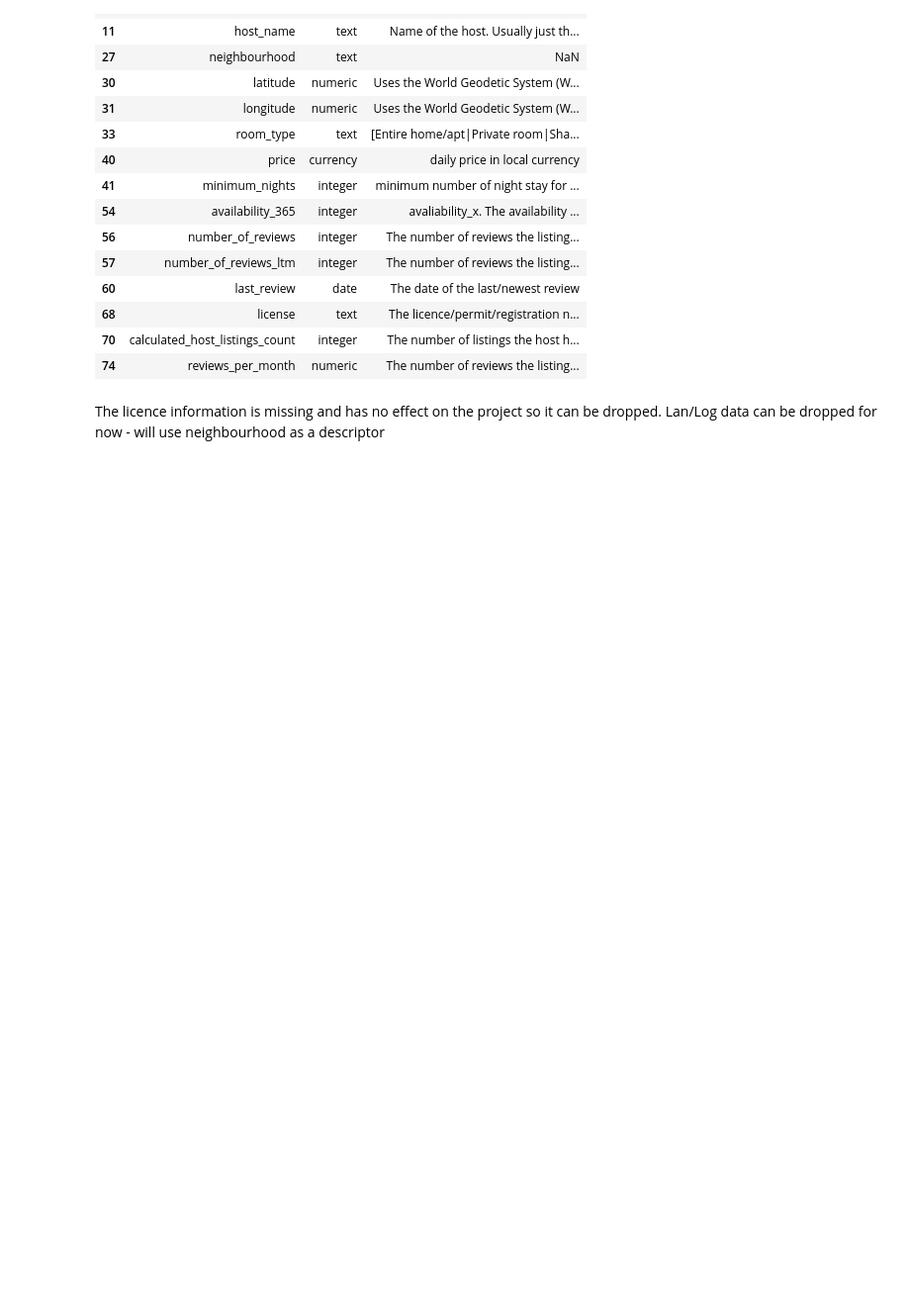
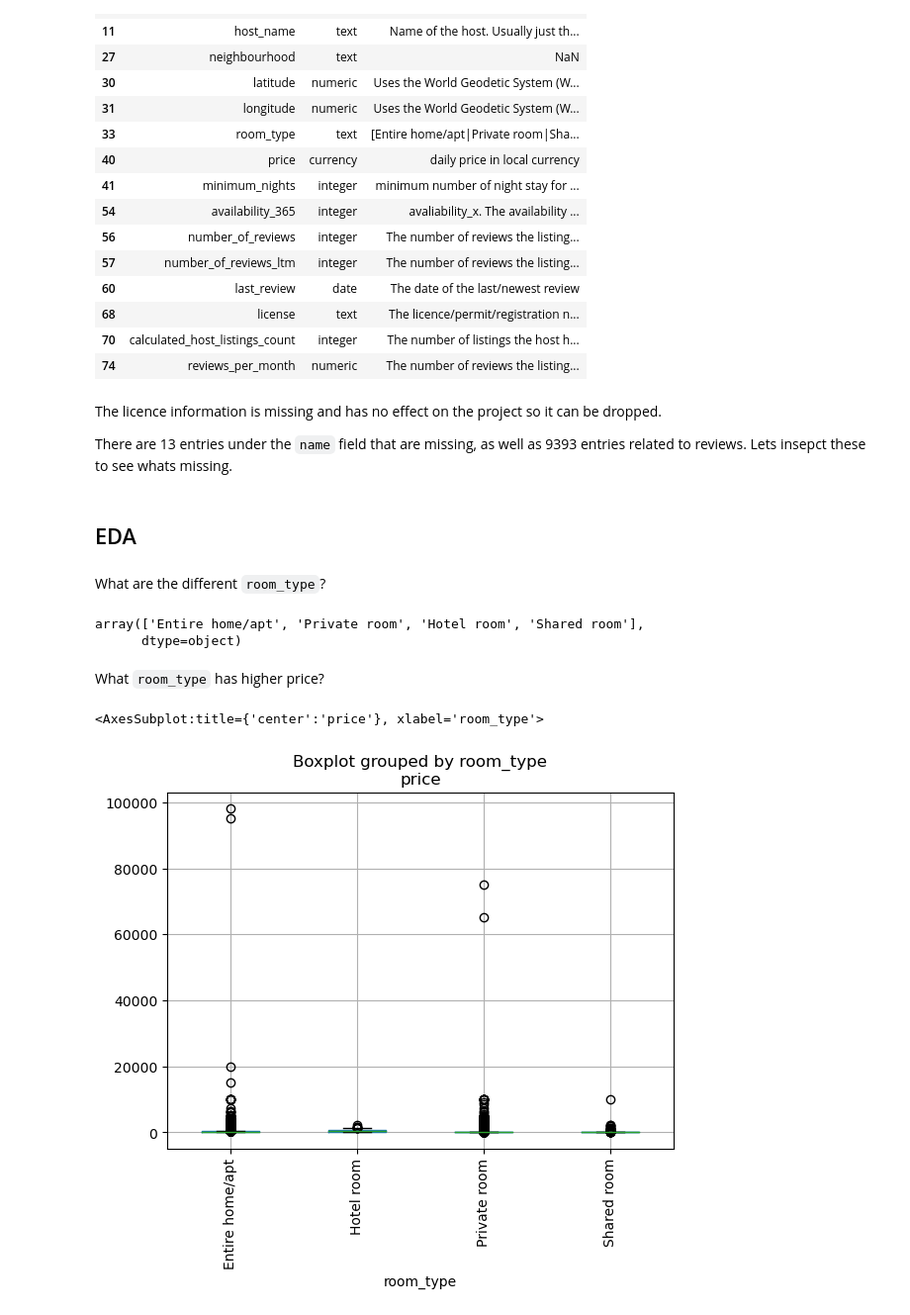
Before and after one commit to n-altawam/Sprinboard, a Jupyter notebook: Capstone 2/data_wrangling.ipynb, the cells around one changed output. Shown at 99% size. Drawn from its saved outputs; the diff is of its cells as text; code cells hidden in the pictures; blank space fills up the shorter version.

```diff
--- a/Capstone 2/data_wrangling.ipynb
+++ b/Capstone 2/data_wrangling.ipynb
@@ -116,4 +99,24 @@ labels.loc[labels['Field'].isin(features)]
 | 74 | reviews_per_month | numeric | The number of reviews the listing... |
 # %% [markdown]
 The licence information is missing and has no effect on the project so it can be dropped.
-Lan/Log data can be dropped for now - will use neighbourhood as a descriptor
+
+There are 13 entries under the `name` field that are missing, as well as 9393 entries related to reviews. Lets insepct these to see whats missing.
+# %% [markdown]
+## EDA
+# %% [markdown]
+What are the different `room_type`?
+# %%
+df.room_type.unique()
+# %% [output]
+array(['Entire home/apt', 'Private room', 'Hotel room', 'Shared room'],
+      dtype=object)
+# %% [markdown]
+What `room_type` has higher price?
+# %%
+fig = plt.figure(figsize=(10,7))
+ax = fig.add_subplot(111)
+df.boxplot(column='price', by='room_type', rot=90, )
+ax.get
+# %% [output]
+<AxesSubplot:title={'center':'price'}, xlabel='room_type'>
+[figure, added]
```
Also changed, not shown: parts of 5 cells of this notebook, 3 other files.
